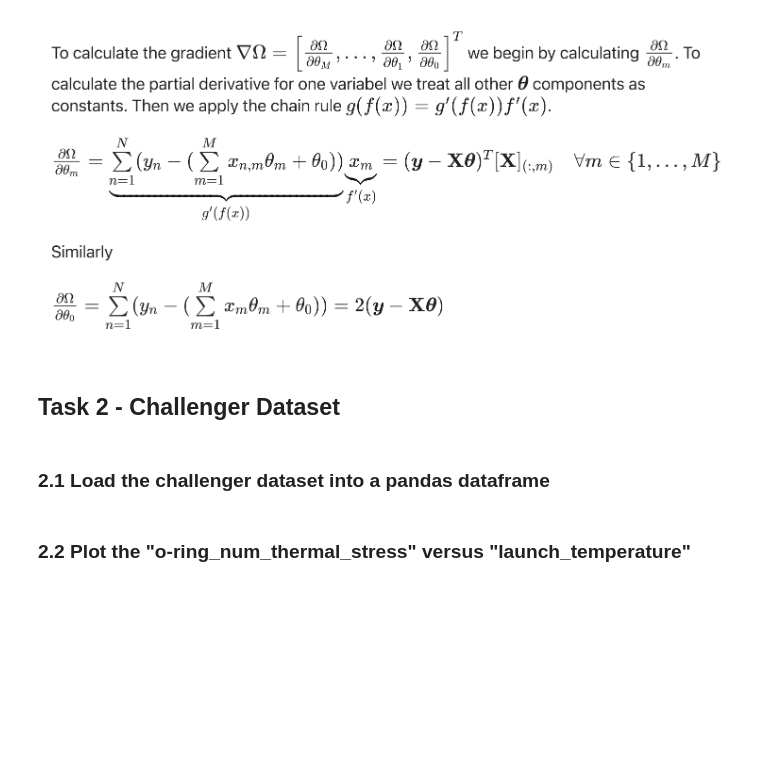
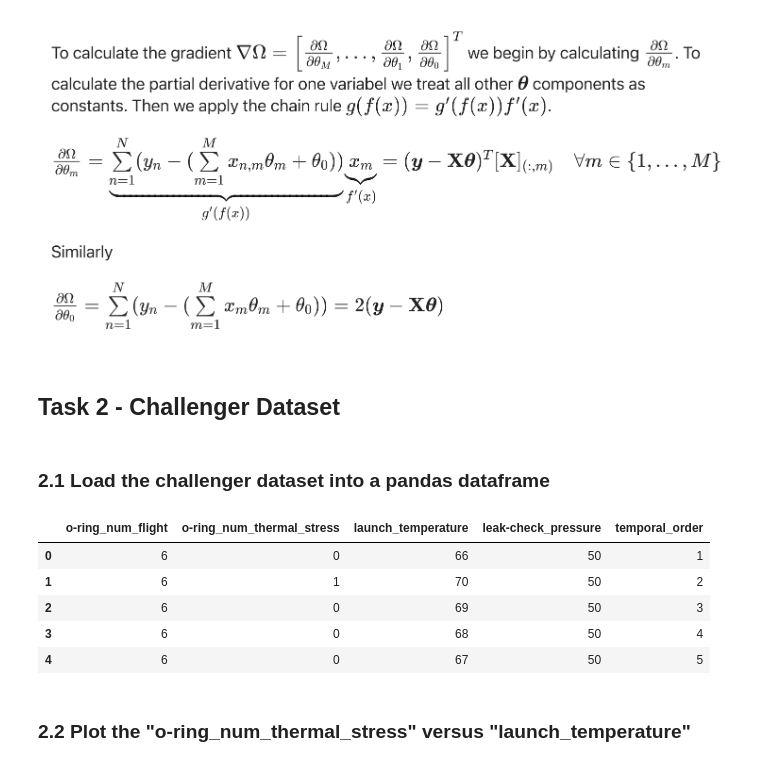
Before and after one commit to Oscilous/SDU-IML, a Jupyter notebook: 5. Gradient Descent and Logistic Regression/Exercise_5.ipynb, the cells around one changed output. Cells and saved outputs as stored; diff of their text form; code cells hidden in the pictures; blank space fills up the shorter version.

```diff
--- a/5. Gradient Descent and Logistic Regression/Exercise_5.ipynb
+++ b/5. Gradient Descent and Logistic Regression/Exercise_5.ipynb
@@ -36,7 +36,16 @@ def gradient_linear(X, y, theta):
 ### 2.1 Load the challenger dataset into a pandas dataframe
 # %%
 import pandas as pd
-df = pd.read_csv('./o-ring-erosion-only.csv',sep=',')
+df = pd.read_csv('./o-ring-erosion-only.csv',sep='\s+')
+#'\s+' means till next number
+df.head()
+# %% [output]
+|  | o-ring_num_flight | o-ring_num_thermal_stress | launch_temperature | leak-check_pressure | temporal_order |
+| 0 | 6 | 0 | 66 | 50 | 1 |
+| 1 | 6 | 1 | 70 | 50 | 2 |
+| 2 | 6 | 0 | 69 | 50 | 3 |
+| 3 | 6 | 0 | 68 | 50 | 4 |
+| 4 | 6 | 0 | 67 | 50 | 5 |
 # %% [markdown]
 ### 2.2 Plot the "o-ring_num_thermal_stress" versus "launch_temperature"
 # %%
```
Also changed, not shown: parts of 5 cells of this notebook.
